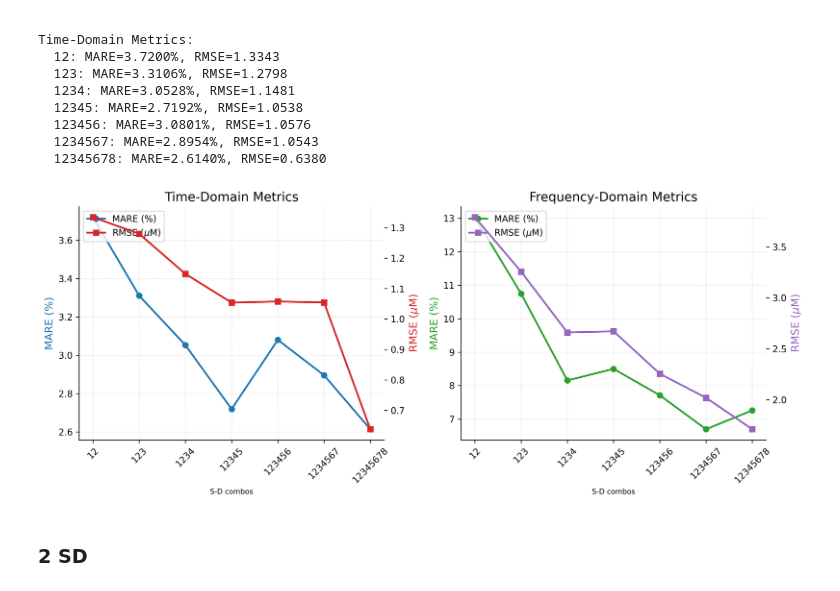
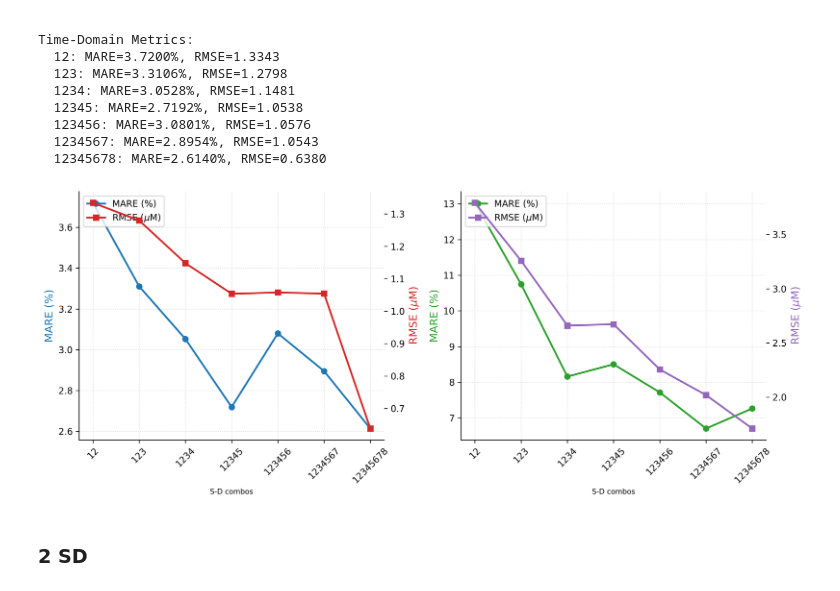
Before and after one commit to HaiyangTa/fdnirs_simulation_2layer, a Jupyter notebook: Fittings/stage2/SD_combo_exploration/visualization.ipynb, the cells around one changed output. Saved outputs shown, nothing was run; the diff lists cells and outputs as text; code cells hidden in the pictures.

```diff
--- a/Fittings/stage2/SD_combo_exploration/visualization.ipynb
+++ b/Fittings/stage2/SD_combo_exploration/visualization.ipynb
@@ -348,7 +348,7 @@ def plot_fd_td_line(metrics_fd, metrics_td):
     l2 = ax1_t.plot(x_td, rmse_td, marker='s', lw=2, ms=6,
                    color='tab:red', label=r'RMSE ($\mu$M)')
 
-    ax1.set_title('Time‑Domain Metrics', fontsize=14)
+    #ax1.set_title('Time‑Domain Metrics', fontsize=14)
     ax1.set_xlabel('S-D combos', fontsize=8)
     ax1.set_xticks(x_td)
     ax1.set_xticklabels(labels_td, rotation=45, fontsize=10)
@@ -363,35 +363,35 @@ def plot_fd_td_line(metrics_fd, metrics_td):
 
 
     # Frequency‑Domain subplot
     ax3_t = ax3.twinx()
     for ax in (ax3, ax3_t):
         ax.spines['top'].set_visible(False)
         ax.spines['right'].set_visible(False)
 
     l3 = ax3.plot(x_fd, mare_fd, marker='o', lw=2, ms=6,
                   color='tab:green', label='MARE (%)')
     l4 = ax3_t.plot(x_fd, rmse_fd, marker='s', lw=2, ms=6,
                    color='tab:purple', label=r'RMSE ($\mu$M)')
 
-    ax3.set_title('Frequency‑Domain Metrics', fontsize=14)
+    #ax3.set_title('Frequency‑Domain Metrics', fontsize=14)
     ax3.set_xlabel('S-D combos', fontsize=8)
     ax3.set_xticks(x_fd)
     ax3.set_xticklabels(labels_fd, rotation=45, fontsize=10)
     ax3.set_ylabel('MARE (%)', color='tab:green', fontsize=12)
     ax3_t.set_ylabel(r'RMSE ($\mu$M)', color='tab:purple', fontsize=12)
     ax3.grid(True, linestyle=':', alpha=0.5)
 
     lines = l3 + l4
     labels = [ln.get_label() for ln in lines]
     ax3.legend(lines, labels, loc='upper left', fontsize=10)
 
     plt.tight_layout()
     plt.show()
 
 
 plot_fd_td_line(fd_metrics, td_metrics)
 # %% [output]
-[figure, old version]
+[figure, new version]
 # %% [markdown]
 ### 2 SD
 # %%
```
Also changed, not shown: parts of 4 cells of this notebook.
